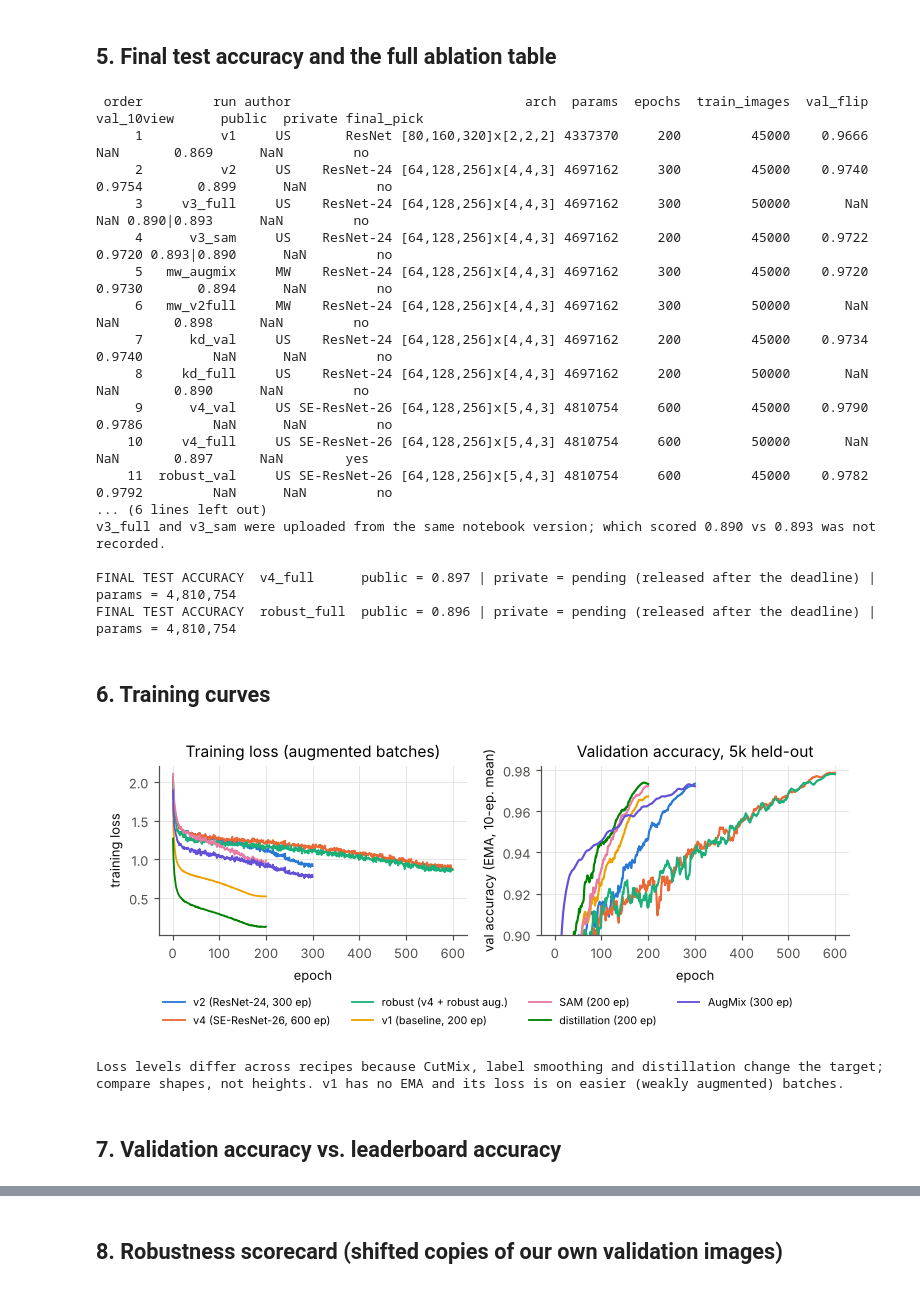
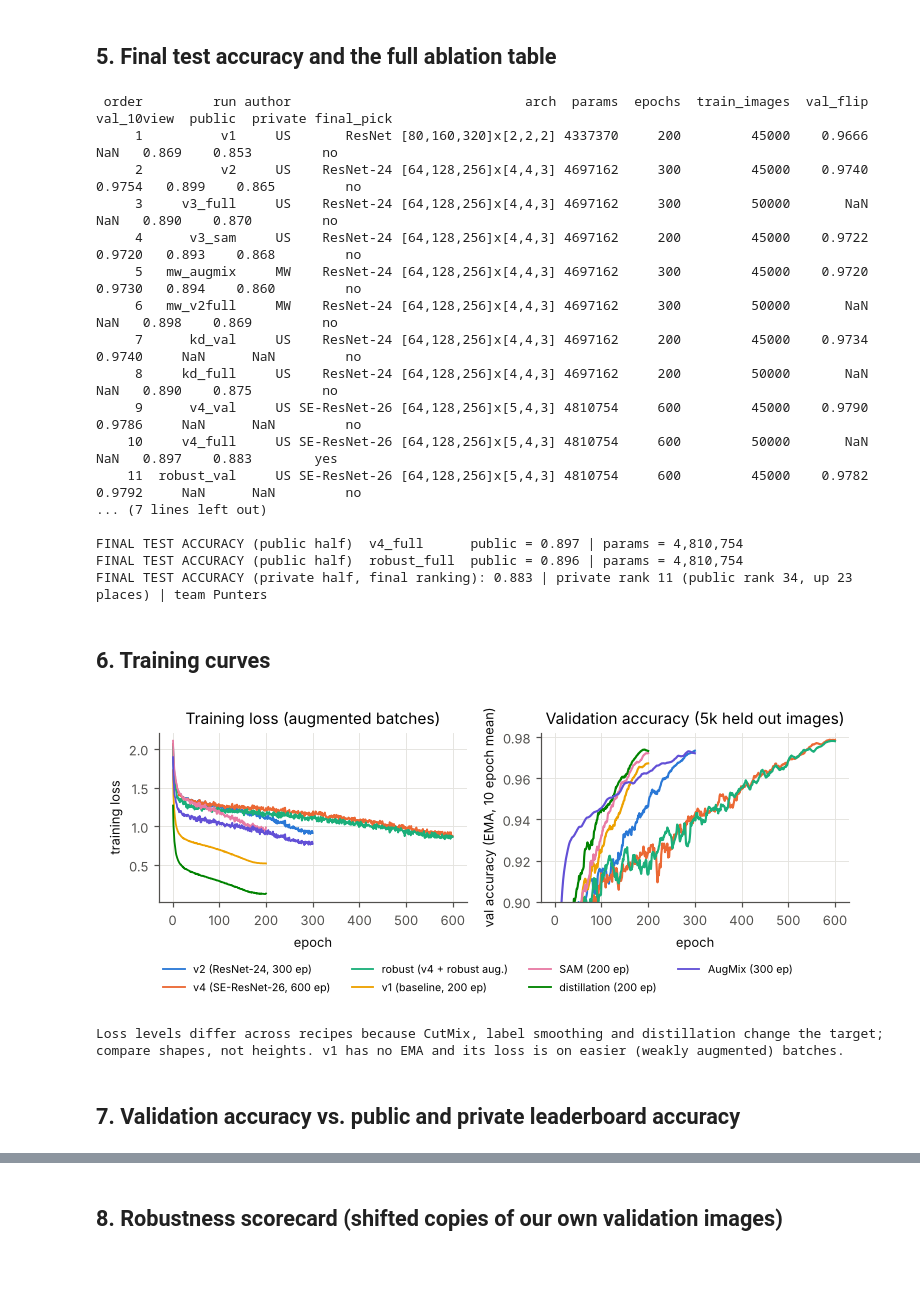
Before and after one commit to breeze215/cifar10-resnet-5m, a Jupyter notebook: results.ipynb, the cells around one changed output, grey strips where cells are left out. Saved outputs shown, nothing was run; the diff lists cells and outputs as text; code cells hidden in the pictures.

```diff
--- a/results.ipynb
+++ b/results.ipynb
@@ -183,53 +183,55 @@ print("\nval_* : accuracy on our 5,000-image held-out split (runs with train_ima
       "\n        their twin run with the same recipe on 45k images is the row above).")
 print("public / private : Kaggle accuracy on the two halves (1,000 images each) of the hidden test set.")
 print("v3_full and v3_sam were uploaded from the same notebook version; which scored 0.890 vs 0.893 was not recorded.\n")
+lb = pd.read_csv("results/final_leaderboard.csv").iloc[0]
 for run in ["v4_full", "robust_full"]:
     r = runs.loc[run]
-    priv = "pending (released after the deadline)" if pd.isna(r.private) else f"{float(r.private):.3f}"
-    print(f"FINAL TEST ACCURACY  {run:12s} public = {float(r.public):.3f} | private = {priv} | params = {int(r.params):,}")
+    print(f"FINAL TEST ACCURACY (public half)  {run:12s} public = {float(r.public):.3f} | params = {int(r.params):,}")
+print(f"FINAL TEST ACCURACY (private half, final ranking): {lb.private_score:.3f} | private rank {int(lb.private_rank)} "
+      f"(public rank {int(lb.public_rank)}, up {int(lb.public_rank - lb.private_rank)} places) | team {lb.team}")
 # %% [output]
- order         run author                              arch  params  epochs  train_images  val_flip  val_10view      public  private final_pick
-     1          v1     US       ResNet [80,160,320]x[2,2,2] 4337370     200         45000    0.9666         NaN       0.869      NaN         no
-     2          v2     US    ResNet-24 [64,128,256]x[4,4,3] 4697162     300         45000    0.9740      0.9754       0.899      NaN         no
-     3     v3_full     US    ResNet-24 [64,128,256]x[4,4,3] 4697162     300         50000       NaN         NaN 0.890|0.893      NaN         no
-     4      v3_sam     US    ResNet-24 [64,128,256]x[4,4,3] 4697162     200         45000    0.9722      0.9720 0.893|0.890      NaN         no
-     5   mw_augmix     MW    ResNet-24 [64,128,256]x[4,4,3] 4697162     300         45000    0.9720      0.9730       0.894      NaN         no
-     6   mw_v2full     MW    ResNet-24 [64,128,256]x[4,4,3] 4697162     300         50000       NaN         NaN       0.898      NaN         no
-     7      kd_val     US    ResNet-24 [64,128,256]x[4,4,3] 4697162     200         45000    0.9734      0.9740         NaN      NaN         no
-     8     kd_full     US    ResNet-24 [64,128,256]x[4,4,3] 4697162     200         50000       NaN         NaN       0.890      NaN         no
-     9      v4_val     US SE-ResNet-26 [64,128,256]x[5,4,3] 4810754     600         45000    0.9790      0.9786         NaN      NaN         no
-    10     v4_full     US SE-ResNet-26 [64,128,256]x[5,4,3] 4810754     600         50000       NaN         NaN       0.897      NaN        yes
-    11  robust_val     US SE-ResNet-26 [64,128,256]x[5,4,3] 4810754     600         45000    0.9782      0.9792         NaN      NaN         no
-... (6 lines left out)
-v3_full and v3_sam were uploaded from the same notebook version; which scored 0.890 vs 0.893 was not recorded.
+ order         run author                              arch  params  epochs  train_images  val_flip  val_10view  public  private final_pick
+     1          v1     US       ResNet [80,160,320]x[2,2,2] 4337370     200         45000    0.9666         NaN   0.869    0.853         no
+     2          v2     US    ResNet-24 [64,128,256]x[4,4,3] 4697162     300         45000    0.9740      0.9754   0.899    0.865         no
+     3     v3_full     US    ResNet-24 [64,128,256]x[4,4,3] 4697162     300         50000       NaN         NaN   0.890    0.870         no
+     4      v3_sam     US    ResNet-24 [64,128,256]x[4,4,3] 4697162     200         45000    0.9722      0.9720   0.893    0.868         no
+     5   mw_augmix     MW    ResNet-24 [64,128,256]x[4,4,3] 4697162     300         45000    0.9720      0.9730   0.894    0.860         no
+     6   mw_v2full     MW    ResNet-24 [64,128,256]x[4,4,3] 4697162     300         50000       NaN         NaN   0.898    0.869         no
+     7      kd_val     US    ResNet-24 [64,128,256]x[4,4,3] 4697162     200         45000    0.9734      0.9740     NaN      NaN         no
+     8     kd_full     US    ResNet-24 [64,128,256]x[4,4,3] 4697162     200         50000       NaN         NaN   0.890    0.875         no
+     9      v4_val     US SE-ResNet-26 [64,128,256]x[5,4,3] 4810754     600         45000    0.9790      0.9786     NaN      NaN         no
+    10     v4_full     US SE-ResNet-26 [64,128,256]x[5,4,3] 4810754     600         50000       NaN         NaN   0.897    0.883        yes
+    11  robust_val     US SE-ResNet-26 [64,128,256]x[5,4,3] 4810754     600         45000    0.9782      0.9792     NaN      NaN         no
+... (7 lines left out)
 
-FINAL TEST ACCURACY  v4_full      public = 0.897 | private = pending (released after the deadline) | params = 4,810,754
-FINAL TEST ACCURACY  robust_full  public = 0.896 | private = pending (released after the deadline) | params = 4,810,754
+FINAL TEST ACCURACY (public half)  v4_full      public = 0.897 | params = 4,810,754
+FINAL TEST ACCURACY (public half)  robust_full  public = 0.896 | params = 4,810,754
+FINAL TEST ACCURACY (private half, final ranking): 0.883 | private rank 11 (public rank 34, up 23 places) | team Punters
 # %% [markdown]
 ## 6. Training curves
 # %%
 def log(run):
     return pd.read_csv(f"results/logs/{run}/train_log.csv")
 
 curve_runs = [("v2", "v2", "v2 (ResNet-24, 300 ep)"), ("v4_val", "v4", "v4 (SE-ResNet-26, 600 ep)"),
               ("robust_val", "robust", "robust (v4 + robust aug.)"), ("v1", "v1", "v1 (baseline, 200 ep)"),
               ("v3_sam", "v3_sam", "SAM (200 ep)"), ("kd_val", "kd", "distillation (200 ep)"),
               ("mw_augmix", "mw_augmix", "AugMix (300 ep)")]
 fig, (a1, a2) = plt.subplots(1, 2, figsize=(7.0, 2.75))
 for run, c, label in curve_runs:
     d = log(run); col = "val_acc_ema" if "val_acc_ema" in d else "val_acc"
     a1.plot(d.epoch, d.train_loss, color=COL[c], lw=1.2, label=label)
     smooth = d[col].rolling(10, min_periods=1, center=True).mean()     # 10-epoch rolling mean for readability
     a2.plot(d.epoch, smooth, color=COL[c], lw=1.4, label=label)
 a1.set(xlabel="epoch", ylabel="training loss", title="Training loss (augmented batches)")
-a2.set(xlabel="epoch", ylabel="val accuracy (EMA, 10-ep. mean)", title="Validation accuracy, 5k held-out", ylim=(0.90, 0.982))
+a2.set(xlabel="epoch", ylabel="val accuracy (EMA, 10 epoch mean)", title="Validation accuracy (5k held out images)", ylim=(0.90, 0.982))
 h, l = a1.get_legend_handles_labels()
 fig.legend(h, l, loc="lower center", ncol=4, fontsize=7, bbox_to_anchor=(0.5, -0.02))
 fig.tight_layout(rect=(0, 0.11, 1, 1)); save(fig, "fig_curves"); plt.show()
 print("Loss levels differ across recipes because CutMix, label smoothing and distillation change the target;"
       " compare shapes, not heights. v1 has no EMA and its loss is on easier (weakly augmented) batches.")
 # %% [output]
-[figure, old version]
+[figure, new version]
 Loss levels differ across recipes because CutMix, label smoothing and distillation change the target; compare shapes, not heights. v1 has no EMA and its loss is on easier (weakly augmented) batches.
 # %% [markdown]
-## 7. Validation accuracy vs. leaderboard accuracy
+## 7. Validation accuracy vs. public and private leaderboard accuracy
```
Also changed, not shown: parts of 6 cells of this notebook, 13 other files.
